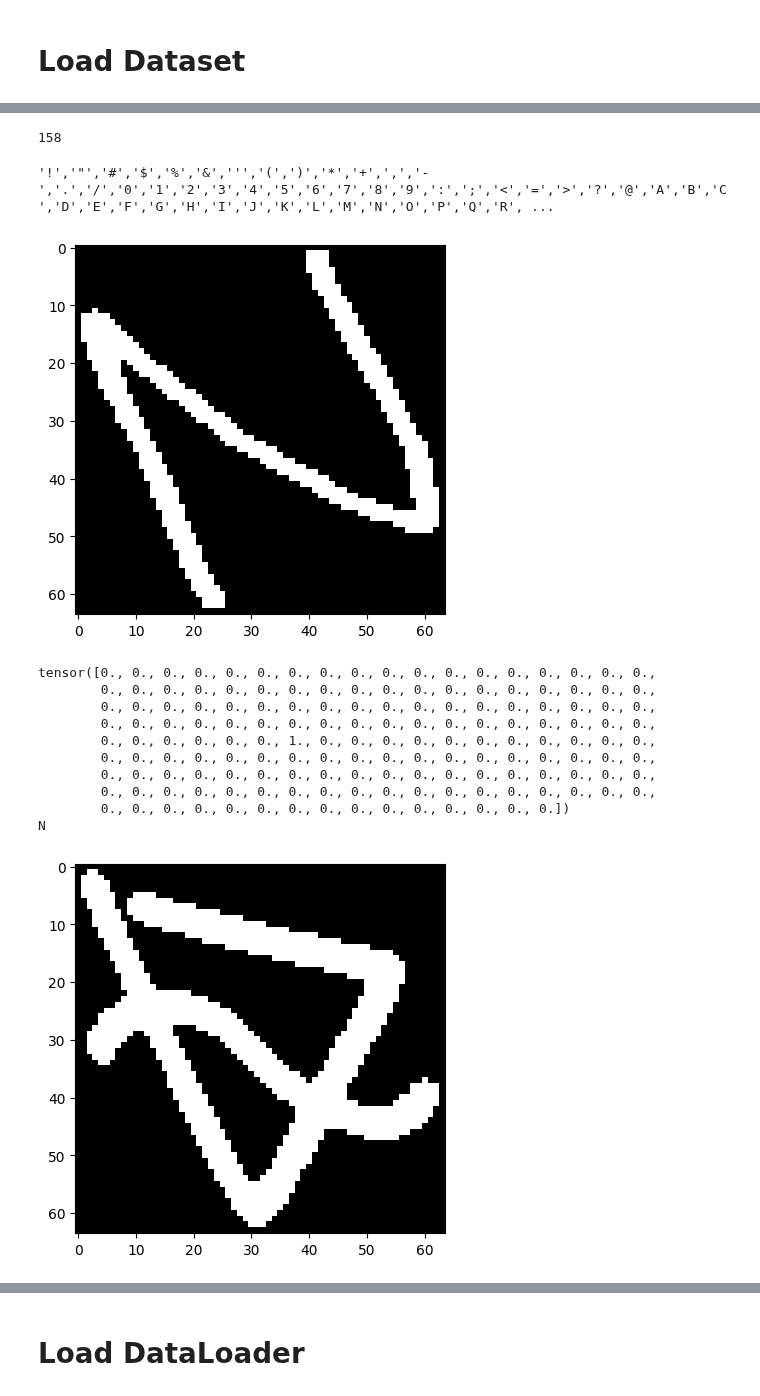
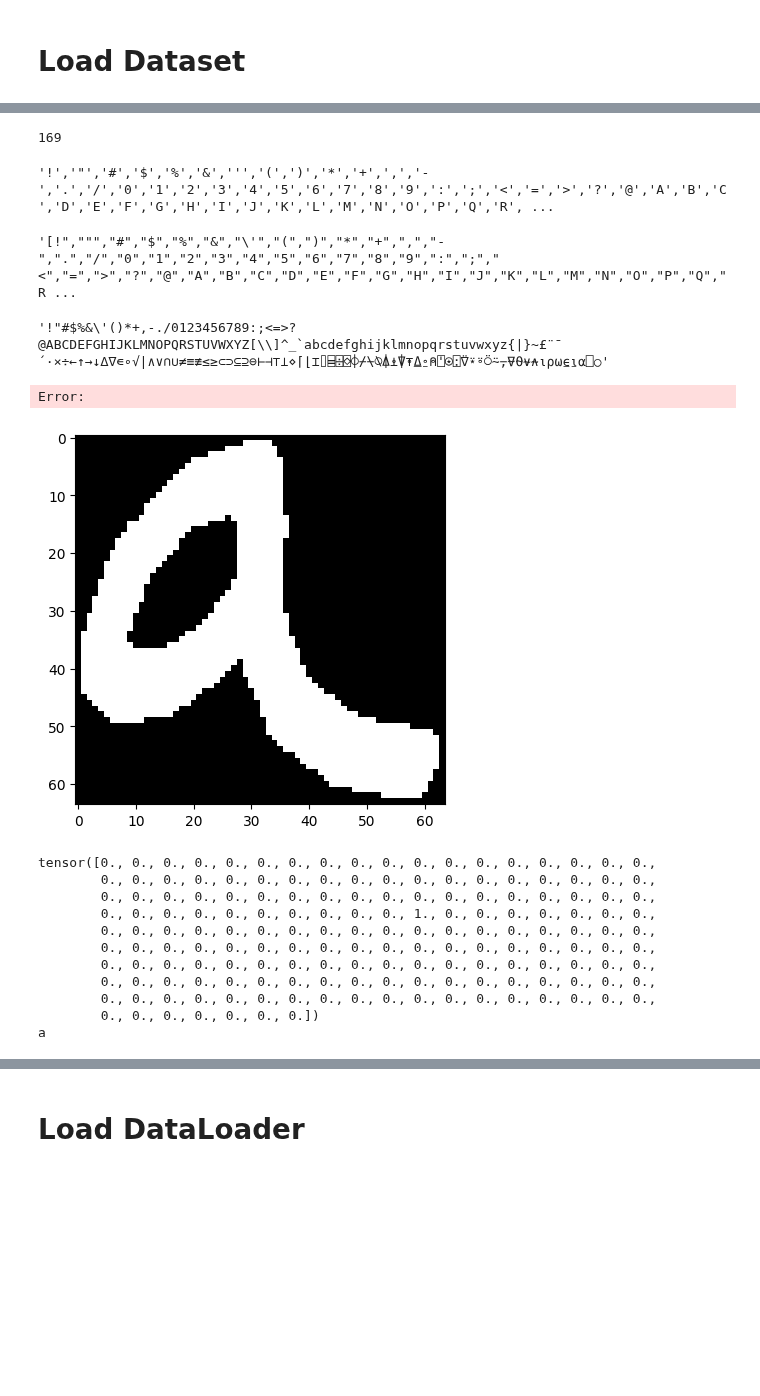
Before and after one commit to A-Team-Name/ocr-model-training, a Jupyter notebook: src/cnn_lora/training_lora.ipynb, the cells around one changed output, grey strips where cells are left out. Cells and saved outputs as stored; diff of their text form; code cells hidden in the pictures; blank space fills up the shorter version.

```diff
--- a/src/cnn_lora/training_lora.ipynb
+++ b/src/cnn_lora/training_lora.ipynb
@@ -58,7 +59,7 @@ root_dir: str = os.path.join(
 data_dir: str = os.path.join(
     root_dir,
     "data",
-    "apl_lora"
+    "apl_dataset"
 )
 
 model_save_dirpath: str = os.path.join(
@@ -264,9 +265,9 @@ def stratified_split(file_paths, labels, test_size=0.15, val_size=0.15, min_val_
 
 
 
-train_x, train_y, val_x, val_y, test_x, test_y = stratified_split(image_paths, labels, val_size=0, min_val_samples=1, test_size=0)
+train_x, train_y, val_x, val_y, test_x, test_y = stratified_split(image_paths, labels, val_size=0.15, min_val_samples=1, test_size=0.00)
 
-print(f"Train ({len(train_x)}): {sorted(train_x)} {train_y}")
-print(f"Val   ({len(val_x)}): {sorted(val_x)} {val_y}")
-print(f"Test  ({len(test_x)}): {sorted(test_x)} {test_y}")
+print(f"Train ({len(train_x)})")
+print(f"Val   ({len(val_x)})")
+print(f"Test  ({len(test_x)})")
 # %% [output]
@@ -276,6 +277,6 @@ Test  (0): [] []
 # %%
-all_label_classes = sorted(set(to_keep_labels))
-len(all_label_classes)
+alphabet = sorted(set(to_keep_labels))
+len(alphabet)
 # %% [output]
-158
+169
 # %%
@@ -290,22 +286,31 @@ all_label_classes = _old_alphabet + _new_added_alphabet
+# %%
+"[" + "\",\"".join(alphabet) + "]"
+# %% [output]
+'[!",""","#","$","%","&","\'","(",")","*","+",",","-",".","/","0","1","2","3","4","5","6","7","8","9",":",";","<","=",">","?","@","A","B","C","D","E","F","G","H","I","J","K","L","M","N","O","P","Q","R ...
+# %%
+"".join(alphabet)
+# %% [output]
+'!"#$%&\'()*+,-./0123456789:;<=>?@ABCDEFGHIJKLMNOPQRSTUVWXYZ[\\]^_`abcdefghijklmnopqrstuvwxyz{|}~£¨¯´·×÷←↑→↓∆∇∊∘√∣∧∨∩∪≠≡≢≤≥⊂⊃⊆⊇⊖⊢⊣⊤⊥⋄⌈⌊⌶⌷⌸⌹⌺⌽⌿⍀⍉⍋⍎⍒⍕⍙⍛⍝⍞⍟⍠⍢⍣⍤⍥⍨⍪⍫⍬⍱⍲⍳⍴⍵⍷⍸⍺⎕○'
+Error:
 # %%
 
 train_char_dataset: CharImageDataset = CharImageDataset(
     file_paths=train_x, #list(image_paths[:split_index]) + to_add_file_paths,
     labels=train_y, #list(labels[:split_index]) + to_add_labels,
-    all_label_classes=all_label_classes,
+    all_label_classes=alphabet,
     rotation_limit=0.05,
     translation_limit=0.2,
     skew_limit=0.025,
     zoom_change=1.2,
     min_zoom=0.8,
-    thicken_sigma=-4.9,
+    thicken_sigma=-4,
     image_dims=(64, 64)
 )
 
 val_char_dataset: CharImageDataset = CharImageDataset(
     file_paths=val_x,
     labels=val_y,
-    all_label_classes=all_label_classes,
+    all_label_classes=alphabet,
     rotation_limit=0.0,
     translation_limit=0.0,
     skew_limit=0.00,
@@ -317,26 +322,27 @@ val_char_dataset: CharImageDataset = CharImageDataset(
 # %%
 for i, (im, lab) in enumerate(train_char_dataset):
 
+    if i == 5:
 
-    plt.imshow(
-        rearrange(im, "1 h w -> h w")*255,
-        cmap="gray"
-    )
-    plt.show()
-    print(lab)
-    print(all_label_classes[np.argmax(lab)])
-    if i > 3:
+        plt.imshow(
+            rearrange(im, "1 h w -> h w")*255,
+            cmap="gray"
+        )
+        plt.show()
+        print(lab)
+        print(alphabet[np.argmax(lab)])
+    if i > 5:
         break
 # %% [output]
-[figure, old version]
+[figure, new version]
 tensor([0., 0., 0., 0., 0., 0., 0., 0., 0., 0., 0., 0., 0., 0., 0., 0., 0., 0.,
         0., 0., 0., 0., 0., 0., 0., 0., 0., 0., 0., 0., 0., 0., 0., 0., 0., 0.,
         0., 0., 0., 0., 0., 0., 0., 0., 0., 0., 0., 0., 0., 0., 0., 0., 0., 0.,
-        0., 0., 0., 0., 0., 0., 0., 0., 0., 0., 0., 0., 0., 0., 0., 0., 0., 0.,
-        0., 0., 0., 0., 0., 0., 1., 0., 0., 0., 0., 0., 0., 0., 0., 0., 0., 0.,
+        0., 0., 0., 0., 0., 0., 0., 0., 0., 0., 1., 0., 0., 0., 0., 0., 0., 0.,
         0., 0., 0., 0., 0., 0., 0., 0., 0., 0., 0., 0., 0., 0., 0., 0., 0., 0.,
         0., 0., 0., 0., 0., 0., 0., 0., 0., 0., 0., 0., 0., 0., 0., 0., 0., 0.,
         0., 0., 0., 0., 0., 0., 0., 0., 0., 0., 0., 0., 0., 0., 0., 0., 0., 0.,
-        0., 0., 0., 0., 0., 0., 0., 0., 0., 0., 0., 0., 0., 0., 0.])
-N
+        0., 0., 0., 0., 0., 0., 0., 0., 0., 0., 0., 0., 0., 0., 0., 0., 0., 0.,
+        0., 0., 0., 0., 0., 0., 0., 0., 0., 0., 0., 0., 0., 0., 0., 0., 0., 0.,
+        0., 0., 0., 0., 0., 0., 0.])
+a
-[figure, removed]
```
Also changed, not shown: parts of 19 cells of this notebook, 13 other files.
